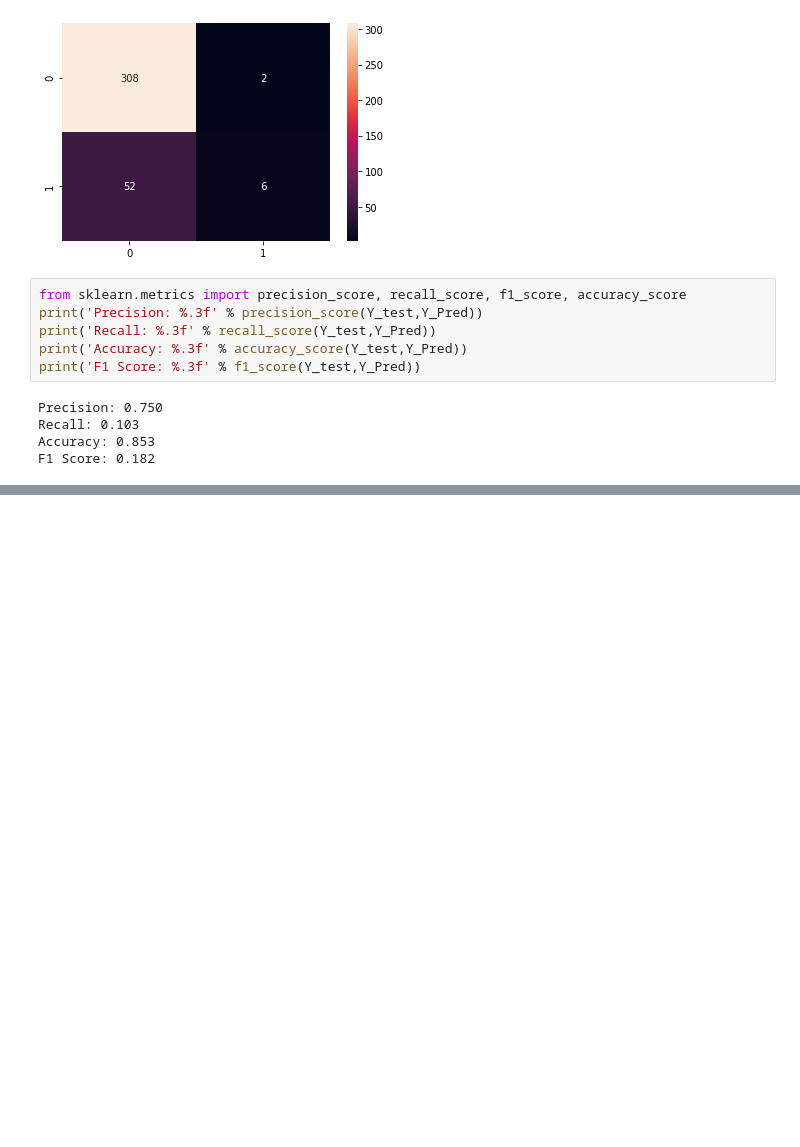
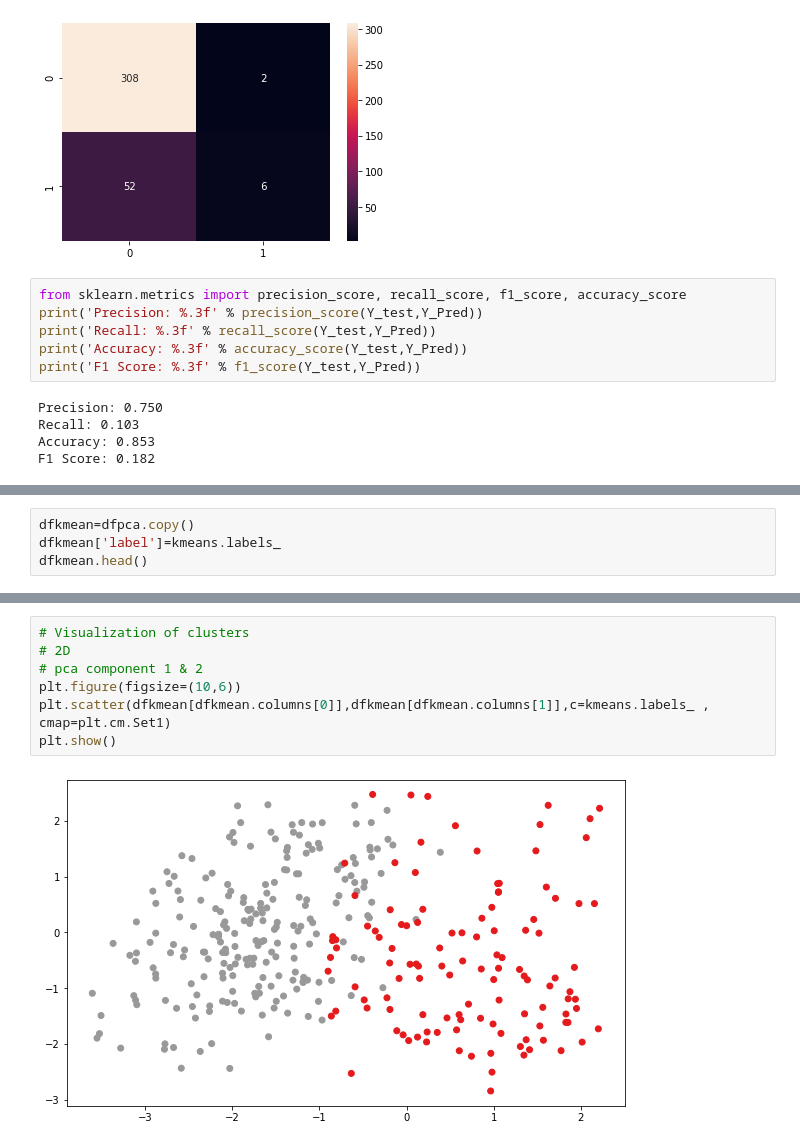
Before and after one commit to kapil0808/HR-Analytics, a Jupyter notebook: HR_Analytics.ipynb, the cells around one changed output, grey strips where cells are left out. Saved outputs shown, nothing was run; the diff lists cells and outputs as text; blank space fills up the shorter version.

```diff
--- a/HR_Analytics.ipynb
+++ b/HR_Analytics.ipynb
@@ -346,0 +439,4 @@ F1 Score: 0.182
+# %%
+dfkmean=dfpca.copy()
+dfkmean['label']=kmeans.labels_
+dfkmean.head()
@@ -346,0 +450,9 @@ F1 Score: 0.182
+# %%
+# Visualization of clusters
+# 2D
+# pca component 1 & 2
+plt.figure(figsize=(10,6))
+plt.scatter(dfkmean[dfkmean.columns[0]],dfkmean[dfkmean.columns[1]],c=kmeans.labels_ , cmap=plt.cm.Set1)
+plt.show()
+# %% [output]
+[figure, added]
```
Also changed, not shown: parts of 13 cells of this notebook.
